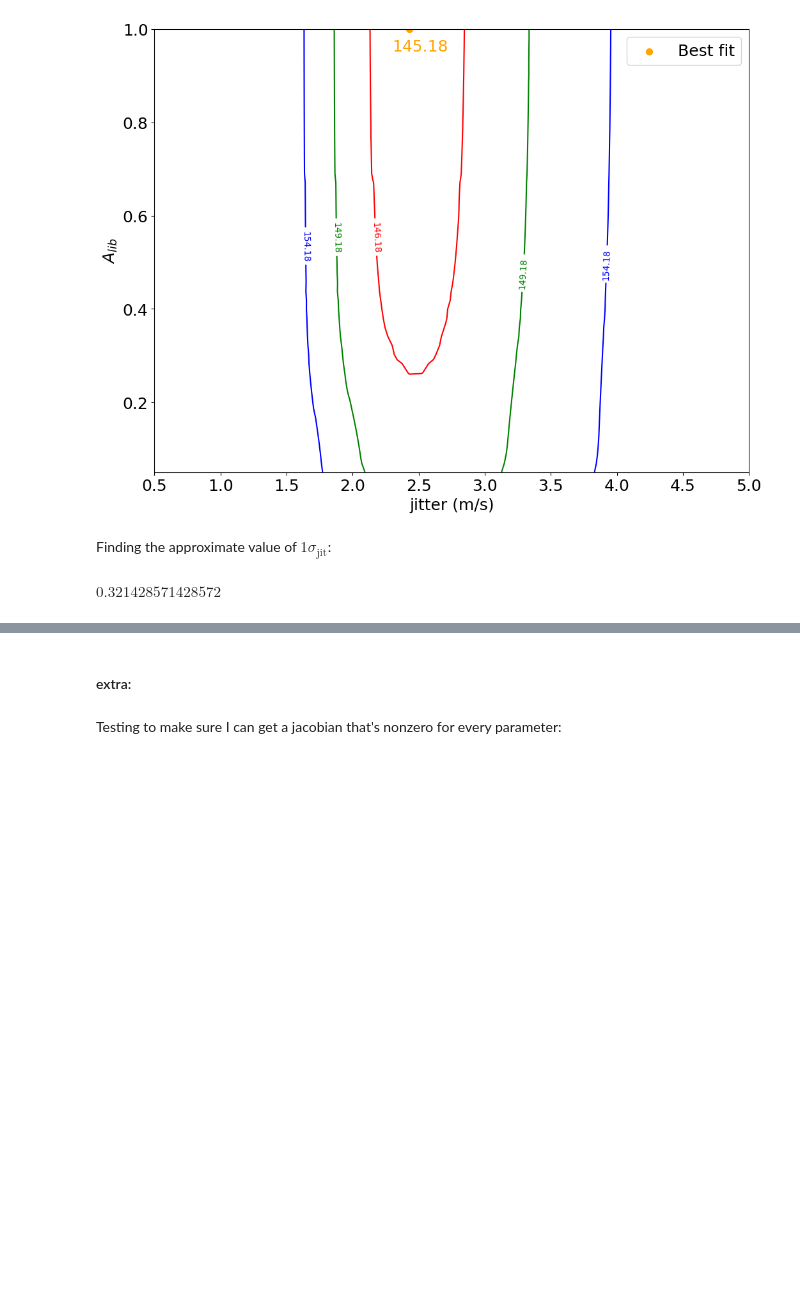
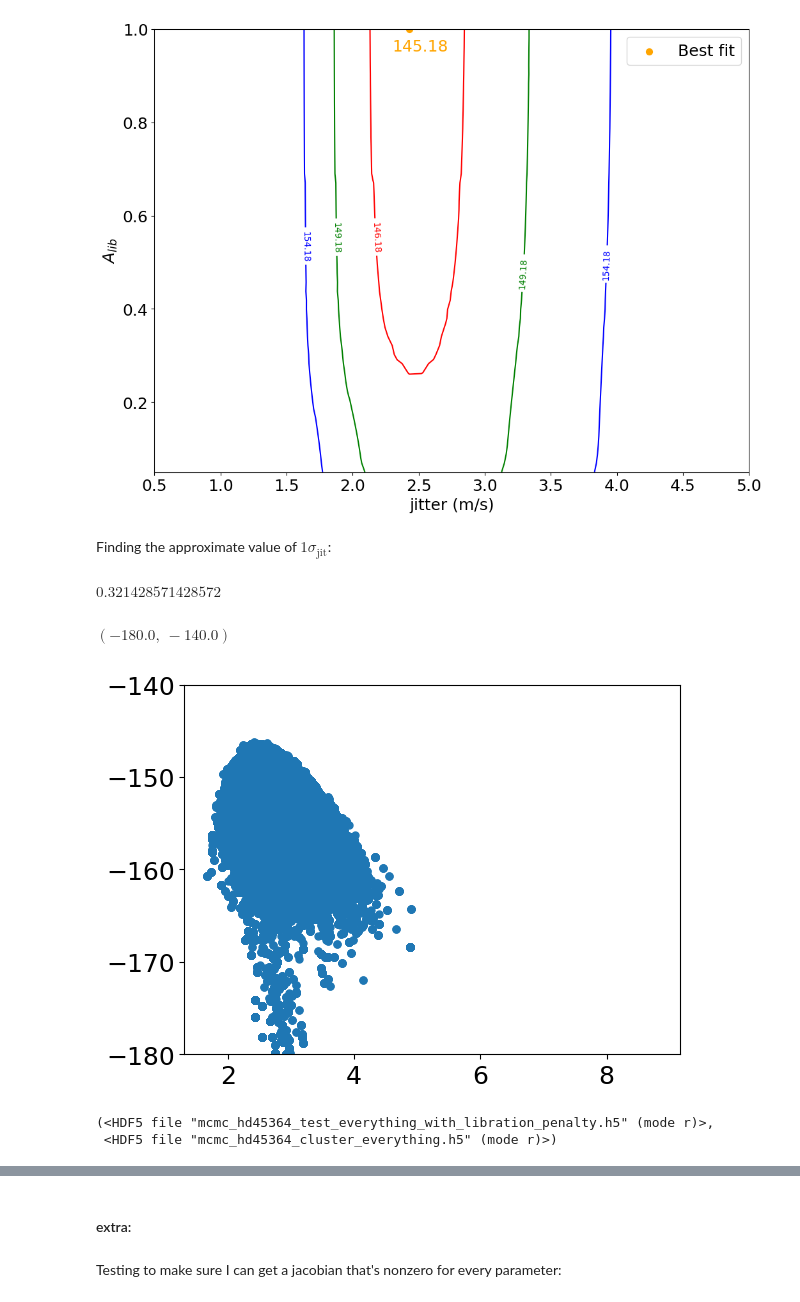
Before and after one commit to ia-chow/SURF2022, a Jupyter notebook: SURF/hd45364_jitter_sini.ipynb, the cells around one changed output, grey strips where cells are left out. Cells and saved outputs as stored; diff of their text form; code cells hidden in the pictures; blank space fills up the shorter version.

```diff
--- a/SURF/hd45364_jitter_sini.ipynb
+++ b/SURF/hd45364_jitter_sini.ipynb
@@ -619,3 +625,9 @@ onesigma_jit = (np.max(jitter_range) - np.min(jitter_range))/2
 onesigma_jit
 # %% [output]
 $\displaystyle 0.321428571428572$
+# %%
+plt.scatter(cluster2samples[200:].reshape(-1, 13)[:,-1], cluster2log_prob[200:].reshape(-1))
+plt.ylim(-180, -140)
+# %% [output]
+$\displaystyle \left( -180.0, \  -140.0\right)$
+[figure, added]
@@ -621,0 +637,5 @@ $\displaystyle 0.321428571428572$
+# %%
+testdata, clusterdata
+# %% [output]
+(<HDF5 file "mcmc_hd45364_test_everything_with_libration_penalty.h5" (mode r)>,
+ <HDF5 file "mcmc_hd45364_cluster_everything.h5" (mode r)>)
```
Also changed, not shown: parts of 6 cells of this notebook, 1 other file.
